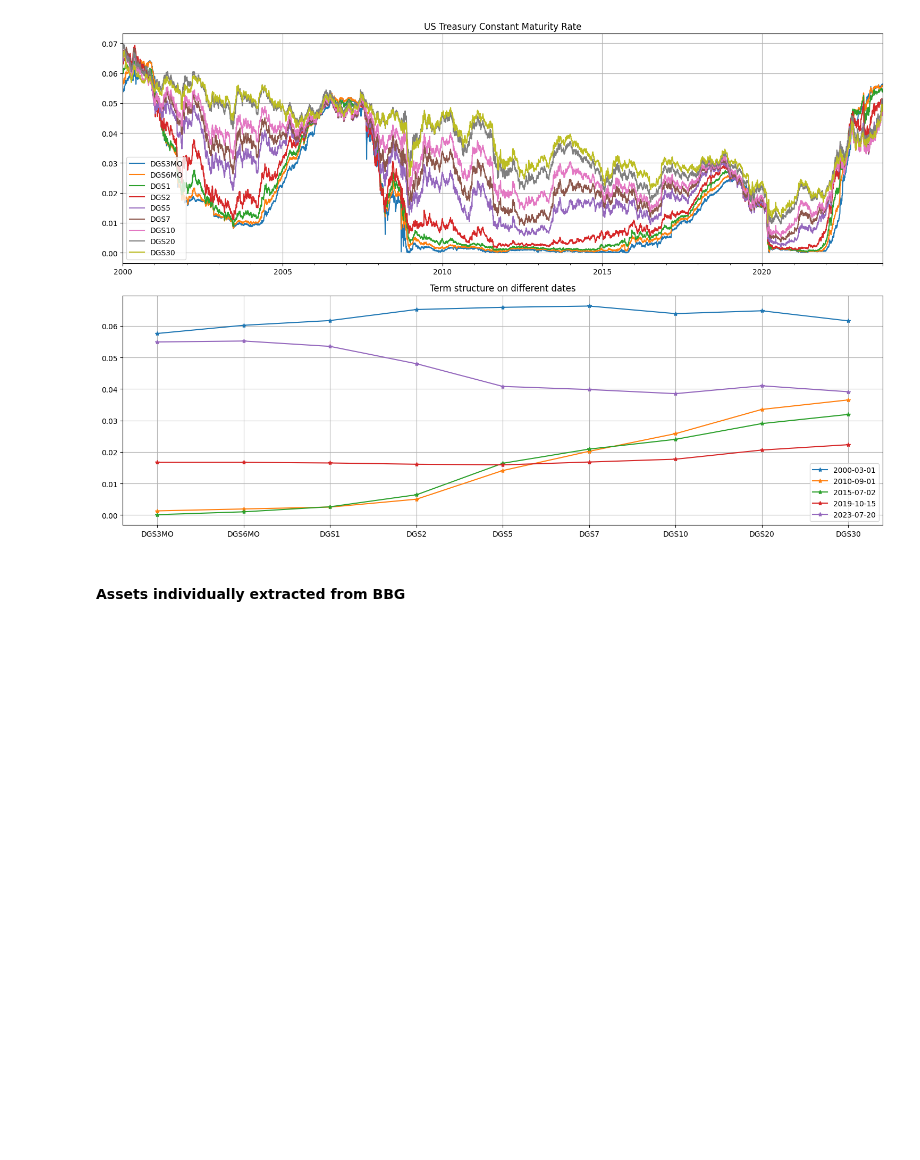
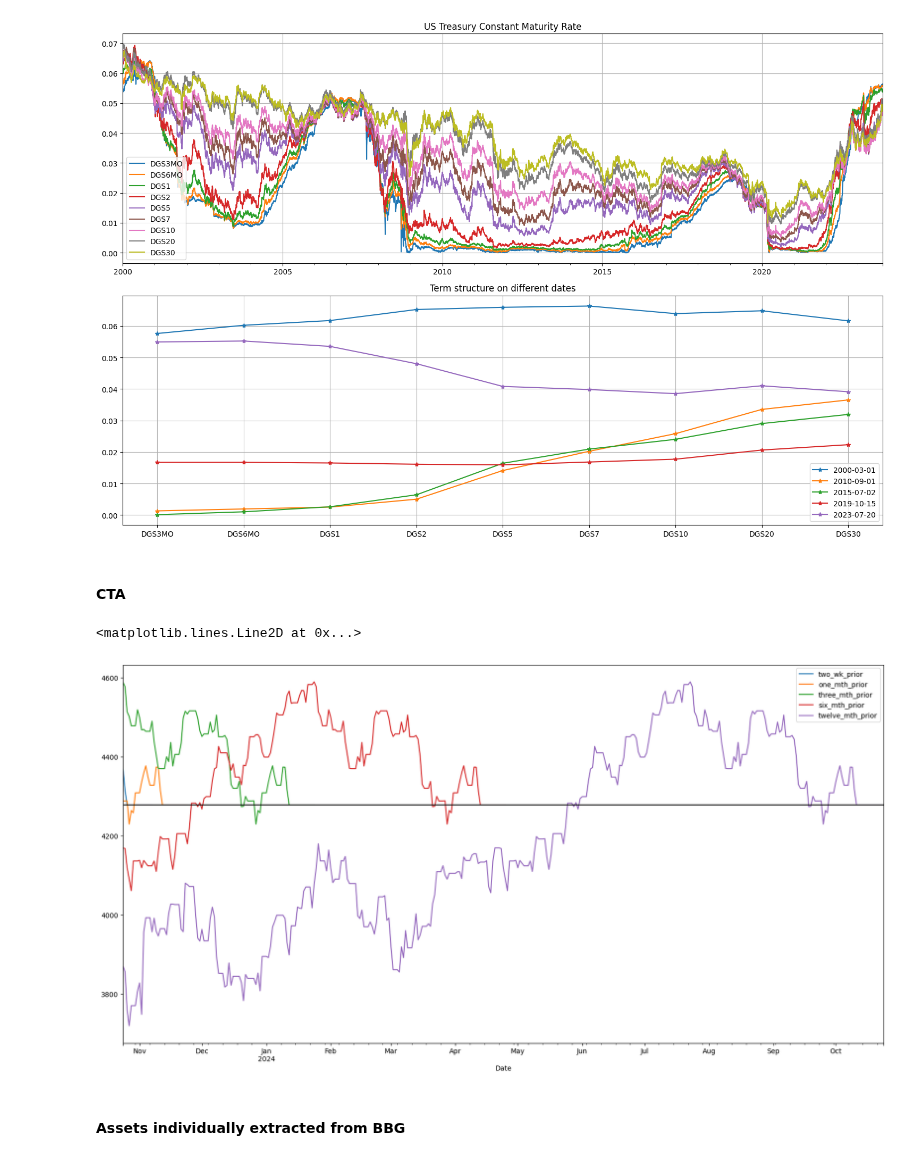
Before and after one commit to ClarenceTee93/Strategies, a Jupyter notebook: strategies.ipynb, the cells around one changed output. Drawn from its saved outputs; the diff is of its cells as text; code cells hidden in the pictures; blank space fills up the shorter version.

```diff
--- a/strategies.ipynb
+++ b/strategies.ipynb
@@ -249,6 +249,70 @@ ax2.set_title('Term structure on different dates')
 fig.tight_layout()
 # %% [output]
 [figure]
+# %% [markdown]
+#### CTA
+# %%
+
+start_dt = '20180101'
+end_dt = datetime(date.today().year, date.today().month, calendar.monthrange(date.today().year, date.today().month)[1]).strftime("%Y%m%d")
+
+def cta_tracker(asset_nm, cta_df, data):
+
+    # df = con.bdh( asset_nm, 'PX_LAST', start_dt, end_dt )
+    # my_df_format(df)
+    # df.rename(columns = {asset_nm : 'Price'}, inplace=True)
+    # df.set_index('Date', inplace=True)
+    df = pd.DataFrame(data)
+    df.rename(columns = {"SPX Index":"Price"}, inplace=True)
+
+    sDate = datetime.strptime(start_dt, "%Y%m%d")
+    eDate = datetime.strptime(end_dt, "%Y%m%d")
+
+    allDates = pd.date_range(sDate, eDate, freq='d').to_list()
+    all_df = pd.DataFrame(index=allDates, columns=['Price_full'])
+    all_df_2 = all_df.join(df.Price).drop(['Price_full'], axis=1).fillna(method='ffill')
+    all_df_2.reset_index(inplace=True, names='Date')
+
+    all_df_2['two_wk_prior'] = all_df_2.Date.apply(lambda x: x - pd.DateOffset(weeks=2))
+    all_df_2['one_mth_prior'] = all_df_2.Date.apply(lambda x: x - pd.DateOffset(months=1))
+    all_df_2['three_mth_prior'] = all_df_2.Date.apply(lambda x: x - pd.DateOffset(months=3))
+    all_df_2['six_mth_prior'] = all_df_2.Date.apply(lambda x: x - pd.DateOffset(months=6))
+    all_df_2['twelve_mth_prior'] = all_df_2.Date.apply(lambda x: x - pd.DateOffset(months=12))
+    all_df_2['Asset'] = asset_nm
+
+    last_rw = all_df_2.iloc[-1]
+
+    new_sDate = datetime.today() - timedelta(days = 1)
+    new_eDate = new_sDate + pd.DateOffset(months = 12)
+    new_date_rng = pd.date_range(new_sDate.strftime("%Y%m%d"), new_eDate.strftime("%Y%m%d"), freq='d').to_list()
+
+    new_col = ["two_wk_prior", "one_mth_prior", "three_mth_prior", "six_mth_prior", "twelve_mth_prior"]
+    fwd_df = pd.DataFrame(index=new_date_rng, columns=new_col)
+    fwd_df.reset_index(inplace=True)
+    fwd_df.rename(columns = {'index':'Date'}, inplace=True)
+    all_df_2.set_index('Date', inplace=True)
+
+    for i in new_col:
+        # Last val
+        fwd_df[i].update(all_df_2.loc[last_rw[i]:last_rw.Date].Price.values)
+
+    fwd_df['Asset'] = asset_nm
+    fwd_df['Last_Val'] = last_rw.Price
+
+    del all_df_2
+    cta_df.append(fwd_df)
+
+cta = []
+cta_tracker("SPX Index", cta, df["SPX Index"])
+cta_spx = cta[0]
+cta_spx.set_index('Date', inplace=True)
+
+fig, ax = plt.subplots(1, 1, figsize=(20, 10))
+cta_spx[["two_wk_prior", "one_mth_prior", "three_mth_prior", "six_mth_prior", "twelve_mth_prior"]].plot(ax = ax)
+ax.axhline(cta_spx.Last_Val.unique(), color = "black")
+# %% [output]
+<matplotlib.lines.Line2D at 0x...>
+[figure, added]
 # %% [markdown]
 #### Assets individually extracted from BBG
 # %%
```
Also changed, not shown: parts of 5 cells of this notebook.
